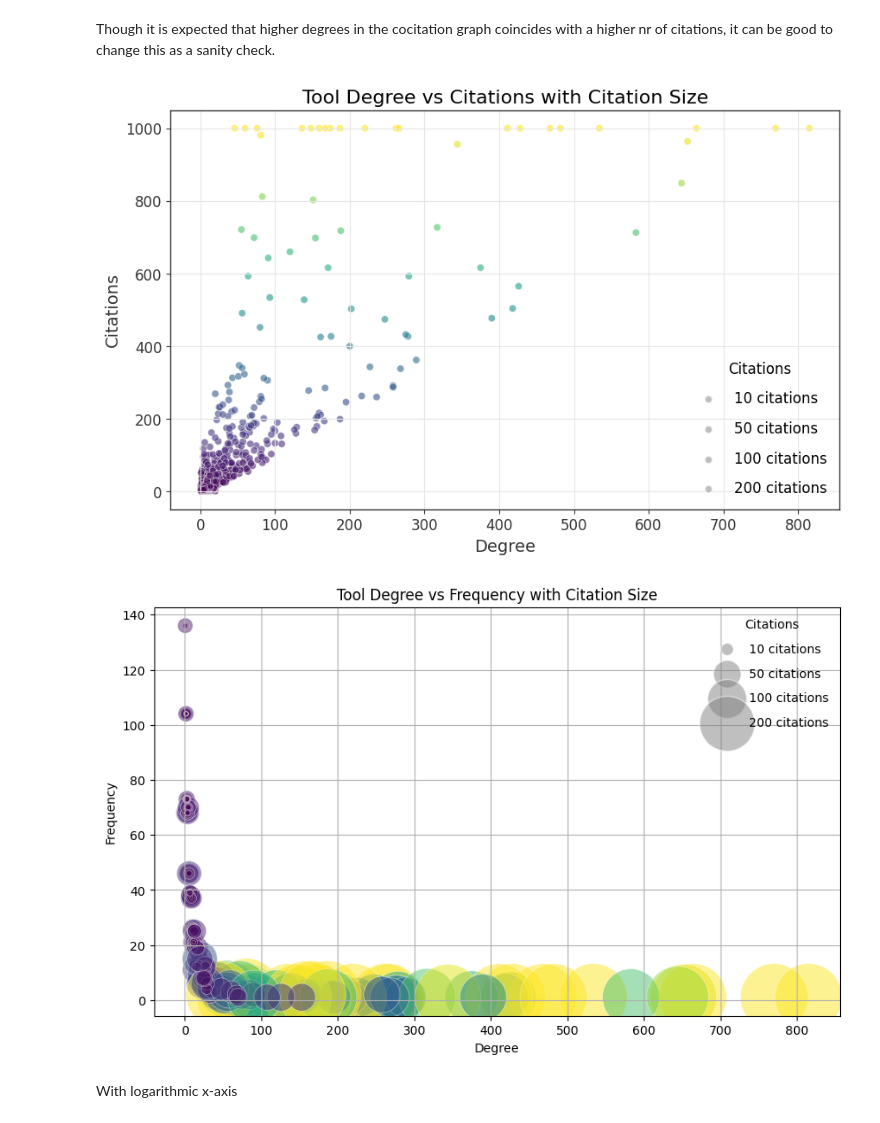
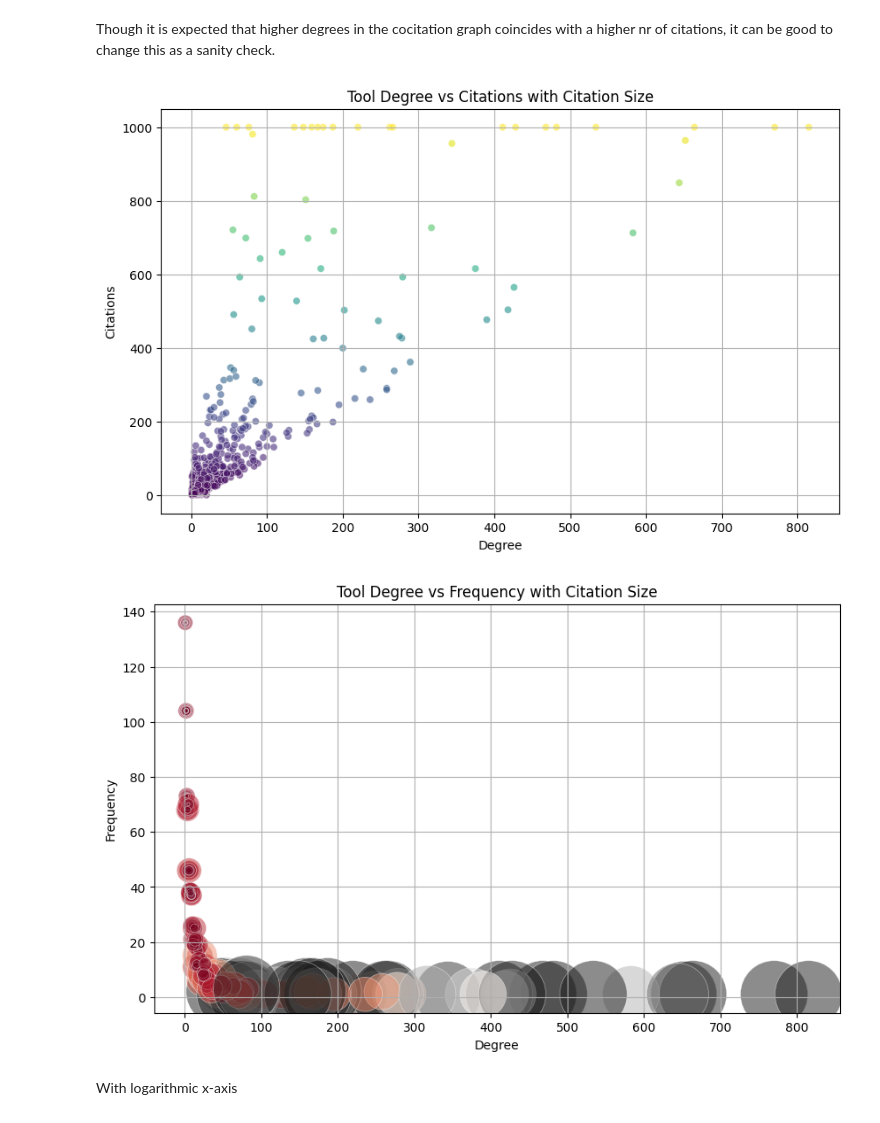
Before and after one commit to Workflomics/pubmetric, a Jupyter notebook: stat_visualisation.ipynb, the cells around one changed output. Saved outputs shown, nothing was run; the diff lists cells and outputs as text; code cells hidden in the pictures.

```diff
--- a/stat_visualisation.ipynb
+++ b/stat_visualisation.ipynb
@@ -68,3 +38,9 @@ plt.rcParams.update(custom_style)
+# %%
+# Define your custom colours
+custom_colours = ['#f2634c', '#d64b3c', '#ce4136', '#000000', '#ffffff']
+
+# Update the default colour cycle
+plt.rcParams['axes.prop_cycle'] = plt.cycler(color=custom_colours)
 # %% [markdown]
 ## Finished visualisations
 # %% [markdown]
@@ -99,7 +75,6 @@ plt.show()
 # %% [markdown]
 Though it is expected that higher degrees in the cocitation graph coincides with a higher nr of citations, it can be good to change this as a sanity check.
 # %%
-# Create lists for plotting
 degrees = []
 citations = []
 sizes = []
@@ -108,57 +83,44 @@ for tool in included_tools:
     if tool in tool_degrees:
         degrees.append(tool_degrees[tool])
         citations.append(nr_citations.get(tool, 0))
-        sizes.append(nr_citations.get(tool, 0) * 3)  # Scale citation size for visibility
+        sizes.append(nr_citations.get(tool, 0) * 3)
 
-# Plotting the scatter diagram
 plt.figure(figsize=(10, 6))
-scatter = plt.scatter(degrees, citations, c=sizes, cmap='viridis', alpha=0.6, edgecolors="w", linewidth=0.5)
+scatter = plt.scatter(degrees, citations, c=sizes, alpha=0.6, edgecolors="w", linewidth=0.5)
 # plt.xscale('log')
 plt.title('Tool Degree vs Citations with Citation Size')
 plt.xlabel('Degree')
 plt.ylabel('Citations')
 plt.grid(True)
 
-# Add a legend for size (example sizes)
-for size in [10, 50, 100, 200]:
-    plt.scatter([], [], c='gray', alpha=0.5, edgecolors="w", label=f'{size} citations')
-plt.legend(scatterpoints=1, frameon=False, labelspacing=1, title='Citations')
 
 plt.show()
 # %% [output]
-[figure, old version]
+[figure, new version]
 # %%
-# Create lists for plotting
 degrees = []
 frequencies = []
 sizes = []
 
-# Calculate frequency of each degree # why noit just histogram? right because it is a weird plot
 degree_frequency = {degree: 0 for degree in tool_degrees.values()}
 for degree in tool_degrees.values():
     degree_frequency[degree] += 1
 
 for tool in tool_nodes:
     degrees.append(tool_degrees[tool])
     frequencies.append(degree_frequency[tool_degrees[tool]])
-    sizes.append(nr_citations.get(tool, 0) * 3)  # Scale citation size for visibility
+    sizes.append(nr_citations.get(tool, 0) * 3)
 
-# Plotting the scatter diagram
 plt.figure(figsize=(10, 6))
-plt.scatter(degrees, frequencies, s=sizes, c=sizes, cmap='viridis', alpha=0.5, edgecolors="w", linewidth=0.5)
+plt.scatter(degrees, frequencies, s=sizes, c=sizes, cmap='RdGy', alpha=0.5, edgecolors="w", linewidth=0.5)
 plt.title('Tool Degree vs Frequency with Citation Size')
 plt.xlabel('Degree')
 plt.ylabel('Frequency')
 plt.grid(True)
 
-# Add a legend for size (example sizes)sizes
-for size in [10, 50, 100, 200]:
-    plt.scatter([], [], s=size*10, c='gray', alpha=0.5, edgecolors="w", label=f'{size} citations')
-plt.legend(scatterpoints=1, frameon=False, labelspacing=1, title='Citations')
-
 plt.show()
 # %% [output]
-[figure, old version]
+[figure, new version]
 # %% [markdown]
 With logarithmic x-axis
 # %%
```
Also changed, not shown: parts of 4 cells of this notebook.
